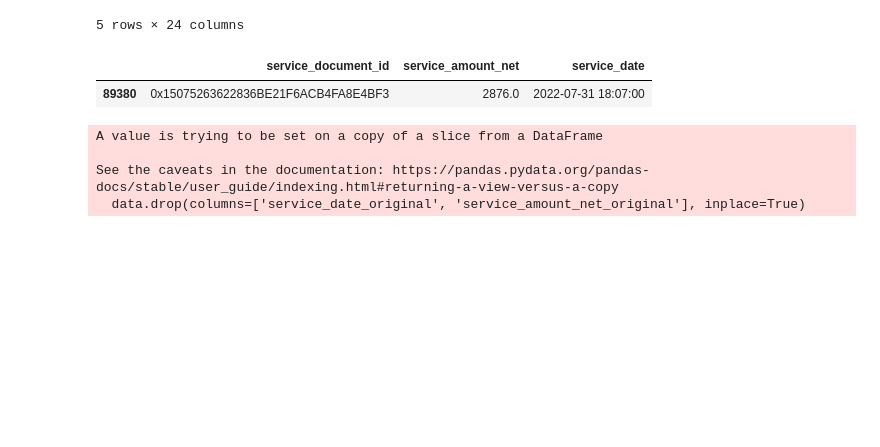
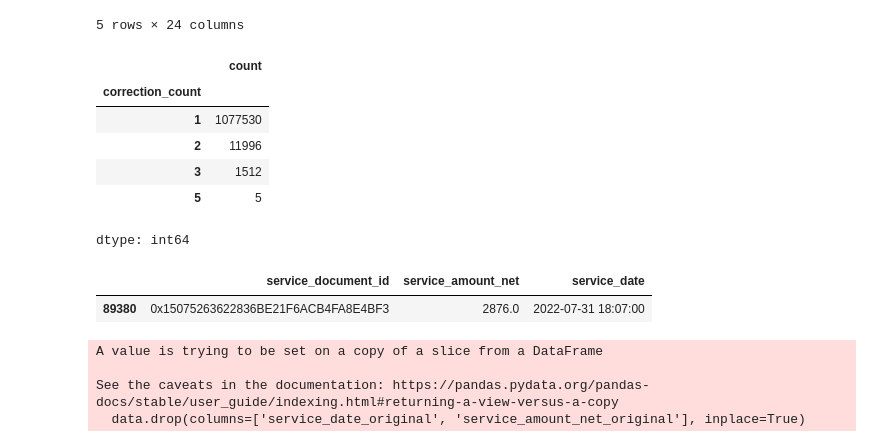
Before and after one commit to CCCXIV314/Sber, a Jupyter notebook: Sber_data_research.ipynb, the cells around one changed output. Drawn from its saved outputs; the diff is of its cells as text; code cells hidden in the pictures; blank space fills up the shorter version.

```diff
--- a/Sber_data_research.ipynb
+++ b/Sber_data_research.ipynb
@@ -278,3 +281,13 @@ data.loc[data['service_document_id'] == '0x15075263622836BE21F6ACB4FA8E4BF3']
+# %%
+data['correction_count'].value_counts()
+# %% [output]
+|  | count |
+| correction_count |  |
+| 1 | 1077530 |
+| 2 | 11996 |
+| 3 | 1512 |
+| 5 | 5 |
+dtype: int64
 # %%
 # df = data.groupby('service_document_id')['service_amount_net'].agg('sum')
 # df
```
Also changed, not shown: parts of 22 cells of this notebook.
